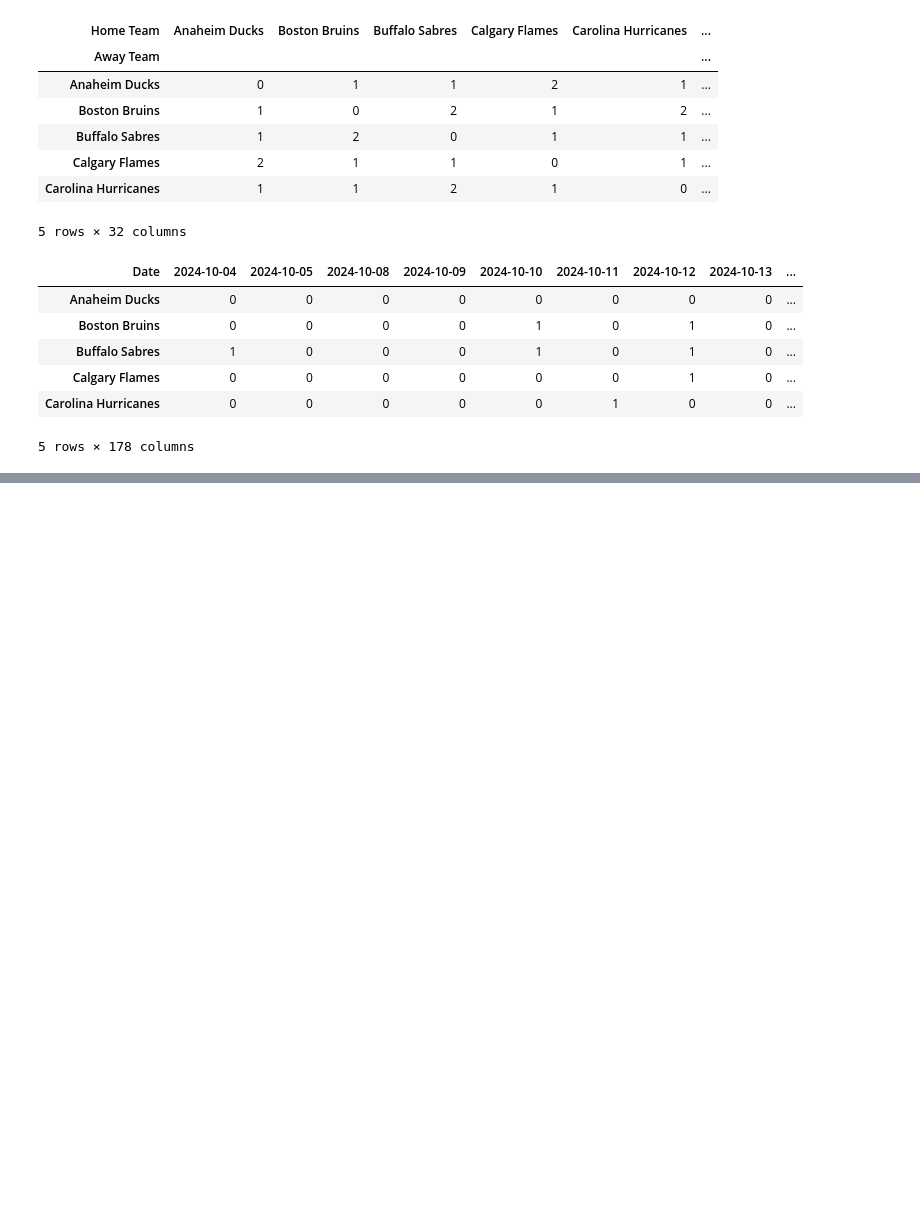
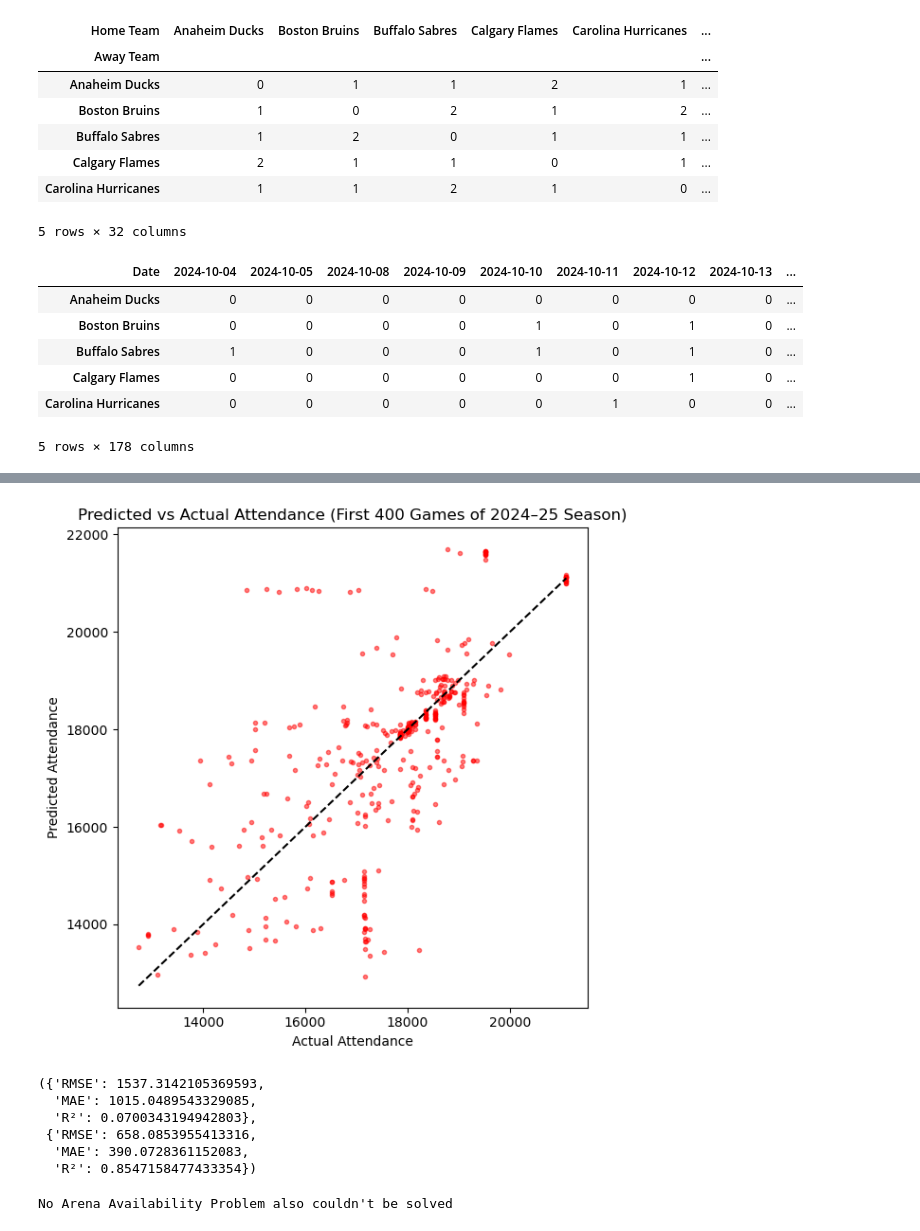
Before and after one commit to CduCroo/Thesis, a Jupyter notebook: Optimization Model.ipynb, the cells around one changed output, grey strips where cells are left out. Drawn from its saved outputs; the diff is of its cells as text; code cells hidden in the pictures; blank space fills up the shorter version.

```diff
--- a/Optimization Model.ipynb
+++ b/Optimization Model.ipynb
@@ -1324,27 +1556,36 @@ plt.close()
 # %%
 # Slice the first 400 games for predicted and actual attendance
 y_25_first_400 = y_25[:400]
-y_pred_25_round_first_400 = y_pred_25_round[:400]
+y_pred_25_first_400 = y_pred_25[:400]
 
 # Plot predicted vs actual for the first 400 games
 fig, ax = plt.subplots(figsize=(6, 6))
-ax.scatter(y_25_first_400, y_pred_25_round_first_400, alpha=0.5, color='red', marker='.')
+ax.scatter(y_25_first_400, y_pred_25_first_400, alpha=0.5, color='red', marker='.')
 ax.plot([min(y_25_first_400), max(y_25_first_400)], [min(y_25_first_400), max(y_25_first_400)], color='black', linestyle='--')
 ax.set_title("Predicted vs Actual Attendance (First 400 Games of 2024–25 Season)")
 ax.set_xlabel("Actual Attendance")
 ax.set_ylabel("Predicted Attendance")
 plt.tight_layout()
 plt.show()
 
 # Compute statistics for the first 400 games
-stats_test = compute_stats('A', y_25_first_400, y_pred_25_round_first_400)
+stats_test = compute_stats('A', y_25_first_400, y_pred_25_first_400)
 stats_test, stats_train
+# %% [output]
+[figure, added]
+({'RMSE': 1537.3142105369593,
+  'MAE': 1015.0489543329085,
+  'R²': 0.0700343194942803},
+ {'RMSE': 658.0853955413316,
+  'MAE': 390.0728361152083,
+  'R²': 0.8547158477433354})
 # %%
 ### NO ARENA AVAILABILITY CONSTRAINTS
 ### NEED TO FILL ENTIRE A MATRIX
 
 # Aijt = attendance for game where team i plays team j at team j's home on day t
 
+'''
 # initialize
 A = np.zeros((num_teams, num_teams, num_days))
 
@@ -1381,6 +1622,10 @@ for j in range(num_teams):
 
                         # round? --> cannot have non-integer attendance??
                         A[i][j][t] = round(att)
+'''
+print(f"No Arena Availability Problem also couldn't be solved")
+# %% [output]
+No Arena Availability Problem also couldn't be solved
 # %%
 ### NO FAIRNESS CONSTR
 
```
Also changed, not shown: parts of 27 cells of this notebook, 4 other files.
